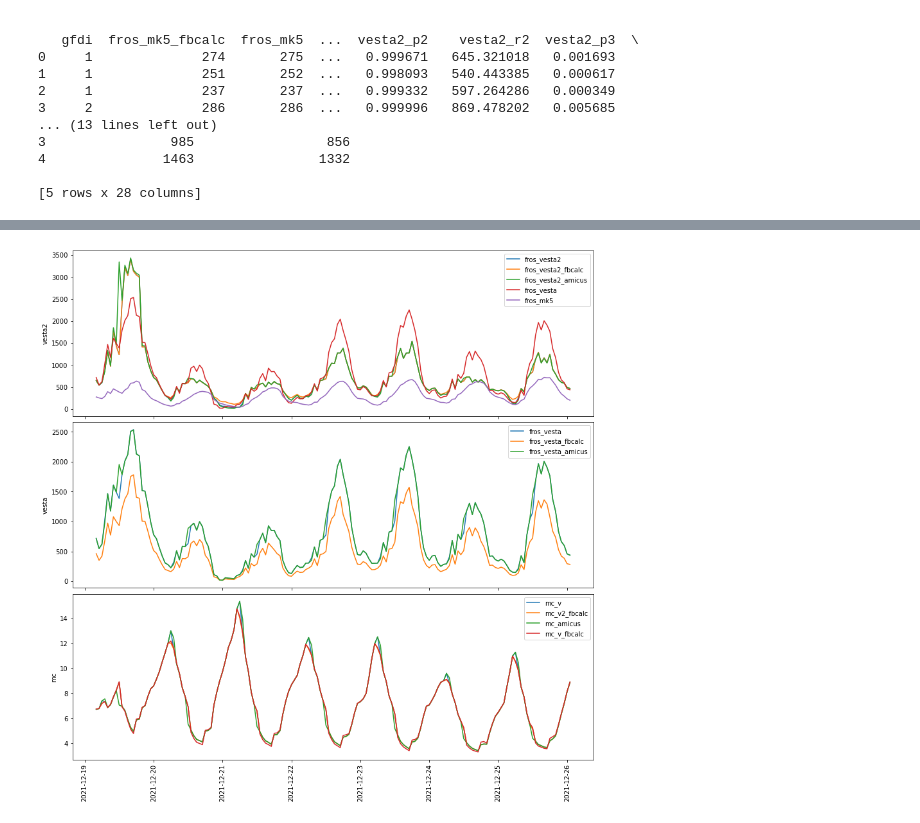
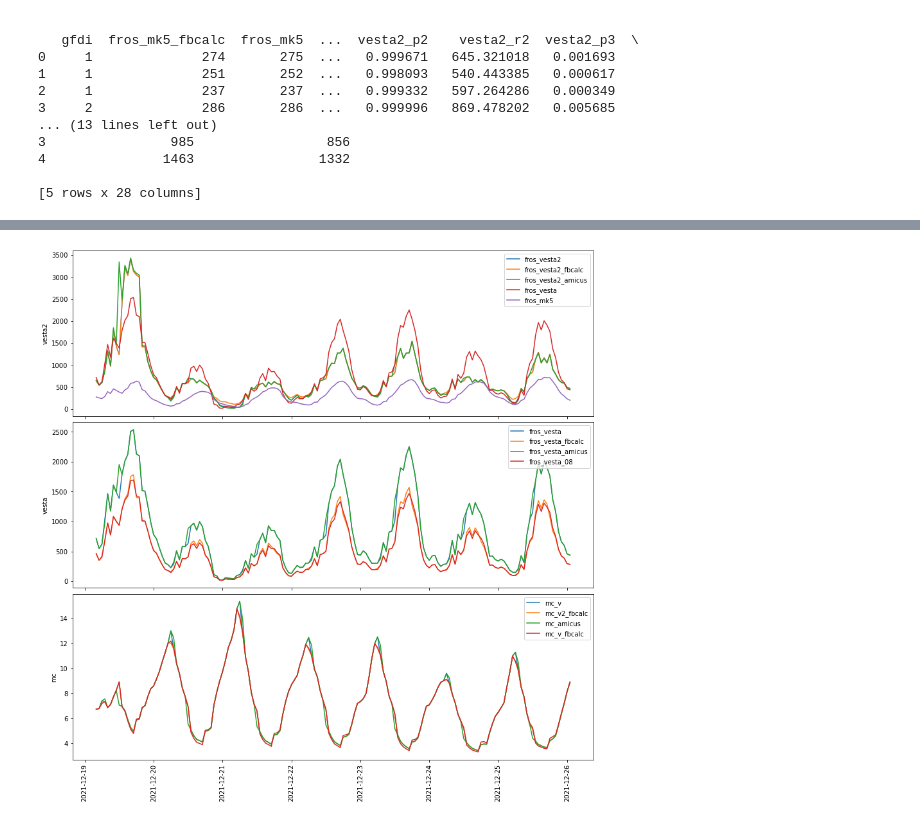
Before and after one commit to Geoffysicist/PyroPy, a Jupyter notebook: compare_vesta.ipynb, the cells around one changed output, grey strips where cells are left out. Drawn from its saved outputs; the diff is of its cells as text; code cells hidden in the pictures.

```diff
--- a/compare_vesta.ipynb
+++ b/compare_vesta.ipynb
@@ -46,3 +46,6 @@ incident.print(head=True)
 4               1463                1332
 
 [5 rows x 28 columns]
+# %%
+incident.run_forest_vesta_08()
+incident.print(head=True)
@@ -49,24 +70,24 @@ incident.print(head=True)
 # %%
 import matplotlib.pyplot as plt
 fig, (ax_vesta2, ax_vesta, ax_mc) = plt.subplots(3,1, sharex=True,constrained_layout=True, figsize=(12,12))
 
 ax_dict = {
     'vesta2': [ax_vesta2, 'fros_vesta2', 'fros_vesta2_fbcalc', 'fros_vesta2_amicus', 'fros_vesta', 'fros_mk5'],
-    'vesta': [ax_vesta, 'fros_vesta', 'fros_vesta_fbcalc', 'fros_vesta_amicus'],
+    'vesta': [ax_vesta, 'fros_vesta', 'fros_vesta_fbcalc', 'fros_vesta_amicus', 'fros_vesta_08'],
     'mc': [ax_mc, 'mc_v', 'mc_v2_fbcalc','mc_amicus','mc_v_fbcalc']
 }
 
 for label, val in ax_dict.items():
     for col in val[1:]:
         val[0].plot(incident.df['date_time'],incident.df[col], label=col)
     val[0].set_ylabel(label)
 
 ax_vesta2.legend(loc='upper right')
 ax_vesta.legend(loc='upper right')
 ax_mc.legend(loc='upper right')
 plt.xticks(rotation=90)
 plt.show()
 # %% [output]
-[figure, old version]
+[figure, new version]
 # %%
 incident.df.to_csv('test')
```
Also changed, not shown: parts of 1 cell of this notebook, 13 other files.
